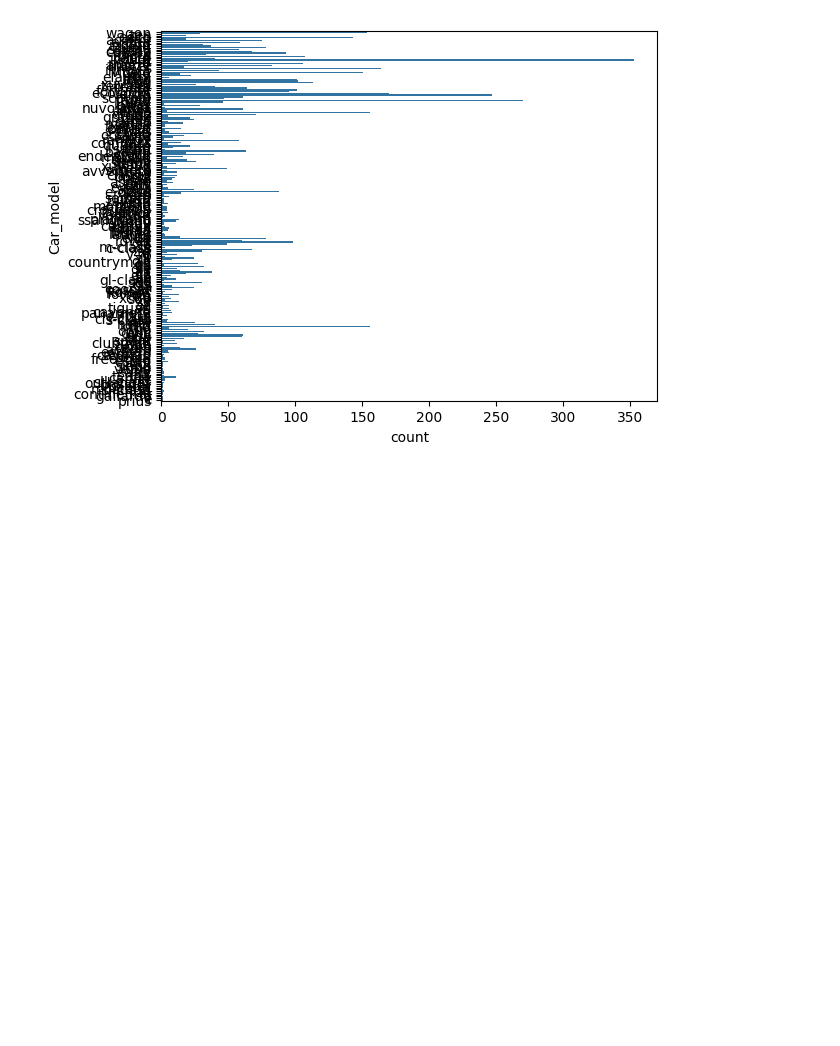
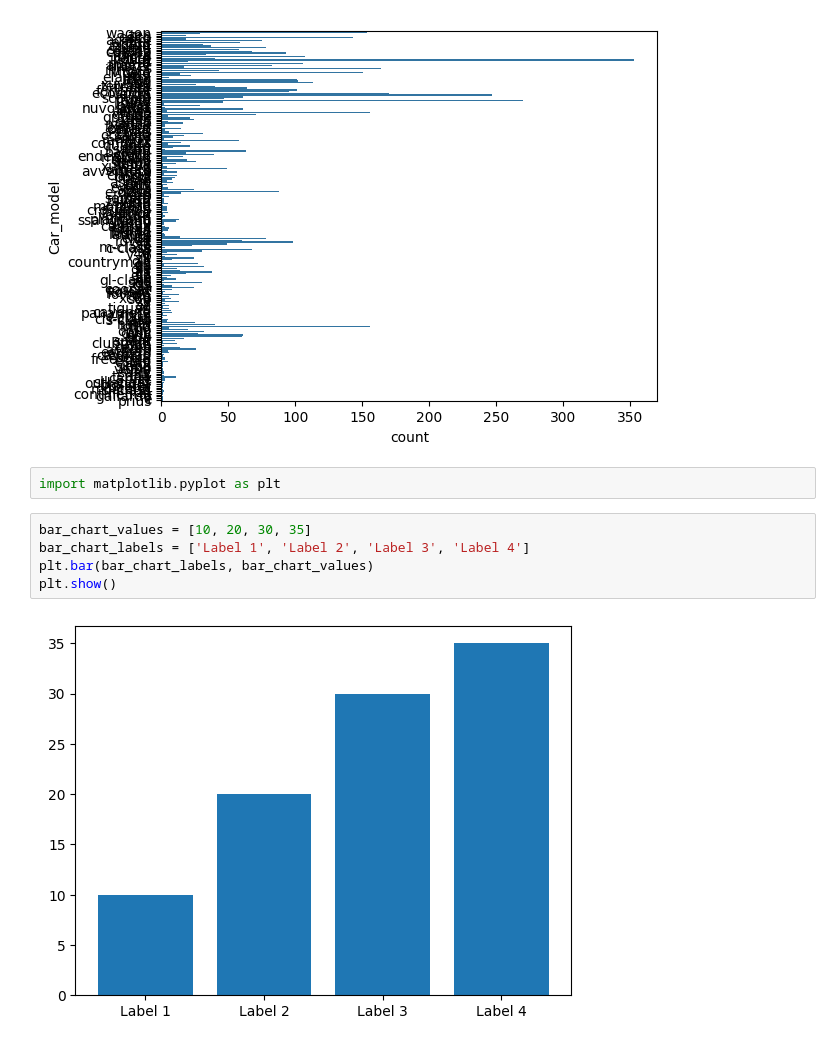
Before and after one commit to swaksh-war/G29-Python, a Jupyter notebook: carpricetraining.ipynb, the cells around one changed output. Saved outputs shown, nothing was run; the diff lists cells and outputs as text; blank space fills up the shorter version.

```diff
--- a/carpricetraining.ipynb
+++ b/carpricetraining.ipynb
@@ -345,3 +370,12 @@ sns.countplot(carData['Car_model'])
 # %% [output]
 <Axes: xlabel='count', ylabel='Car_model'>
 [figure]
+# %%
+import matplotlib.pyplot as plt
+# %%
+bar_chart_values = [10, 20, 30, 35]
+bar_chart_labels = ['Label 1', 'Label 2', 'Label 3', 'Label 4']
+plt.bar(bar_chart_labels, bar_chart_values)
+plt.show()
+# %% [output]
+[figure, added]
```
Also changed, not shown: parts of 14 cells of this notebook.
